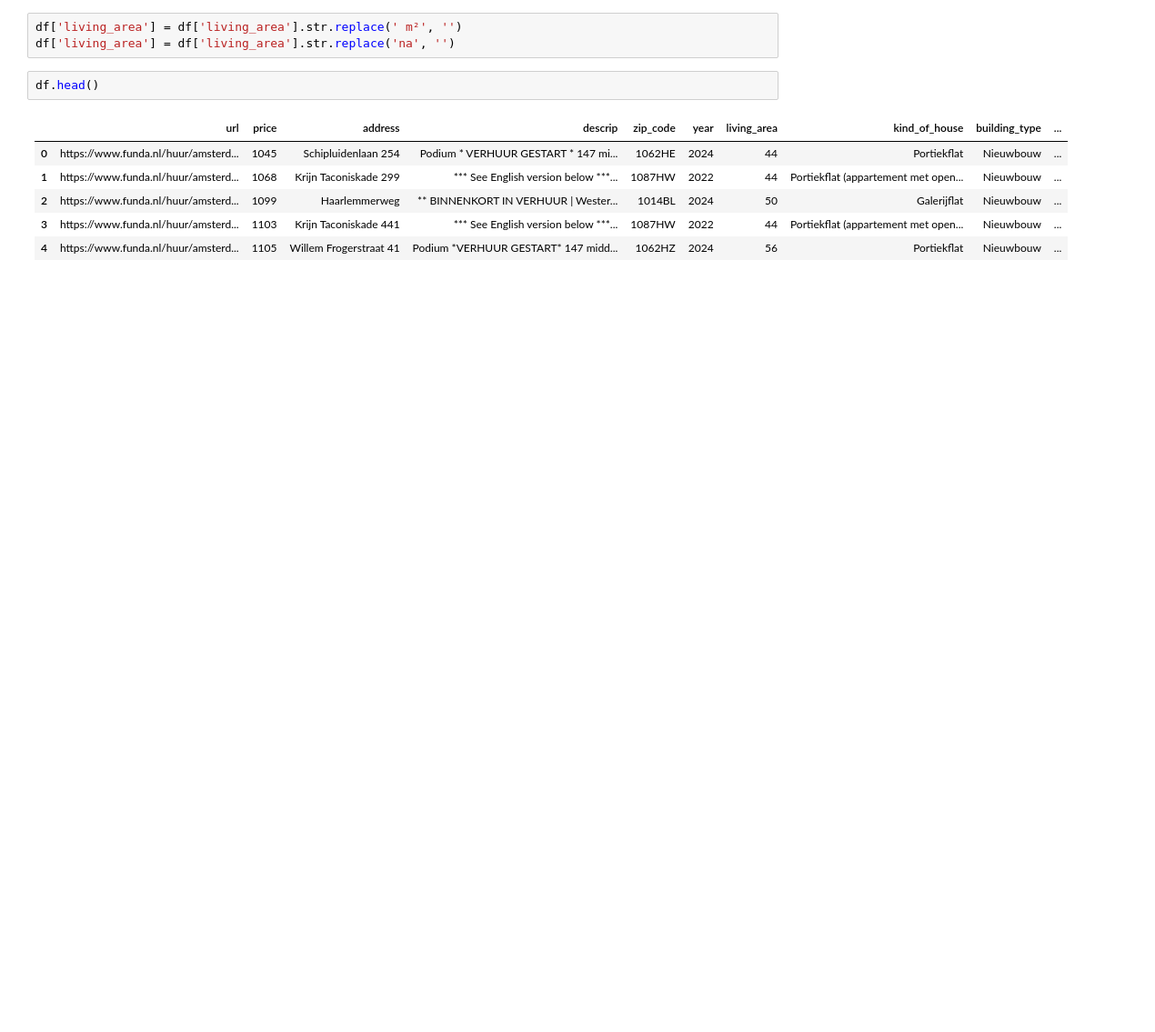
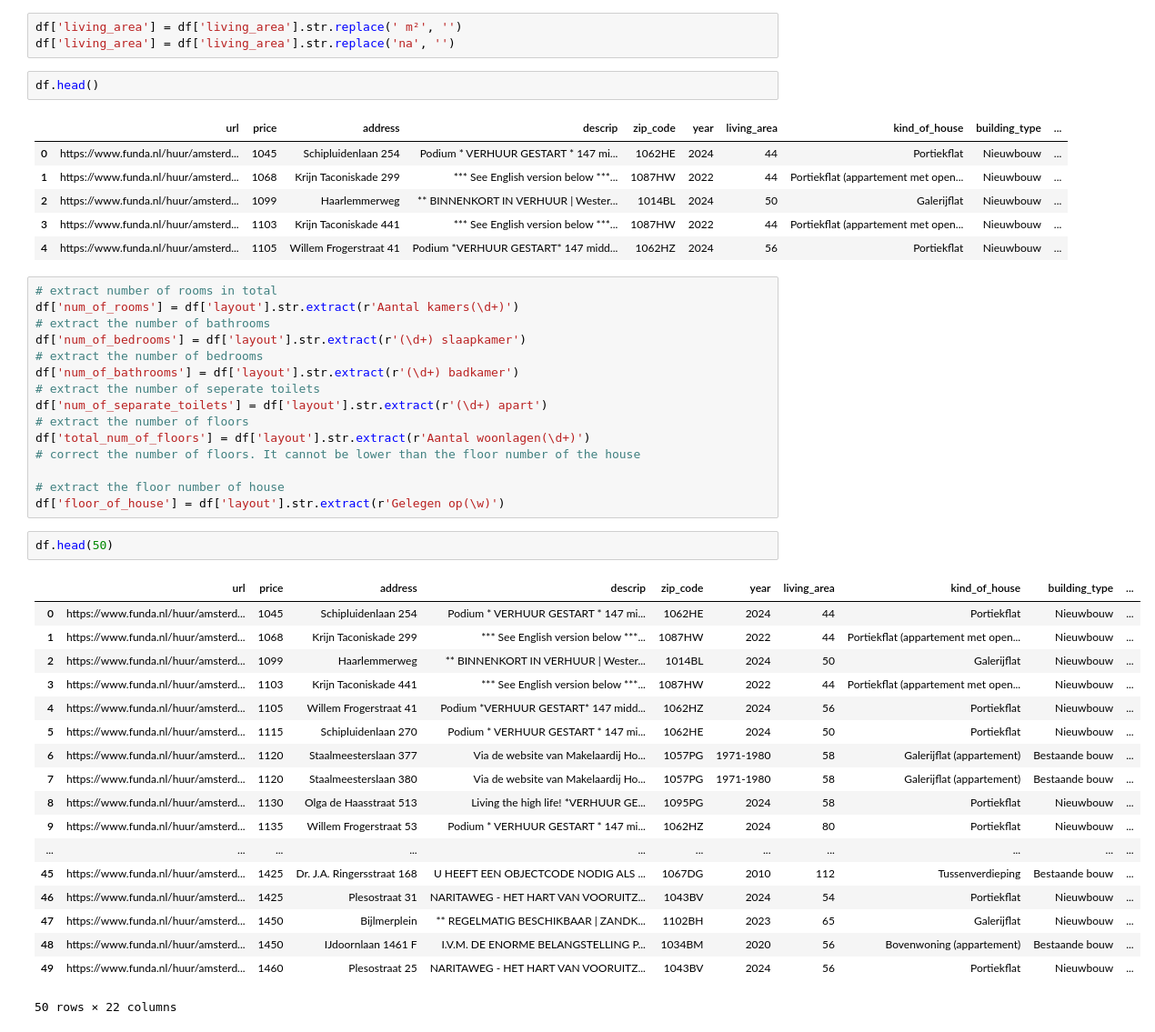
Before and after one commit to TheAphander/rentalprediction, a Jupyter notebook: datacleaningfunda.ipynb, the cells around one changed output. Shown at 91% size. Cells and saved outputs as stored; diff of their text form; blank space fills up the shorter version.

Commit message:
Added some code for the extraction of the type of rooms and the amount of rooms

```diff
--- a/datacleaningfunda.ipynb
+++ b/datacleaningfunda.ipynb
@@ -64,3 +64,39 @@ df.head()
 | 2 | https://www.funda.nl/huur/amsterd... | 1099 | Haarlemmerweg | ** BINNENKORT IN VERHUUR | Wester... | 1014BL | 2024 | 50 | Galerijflat | Nieuwbouw | ... |
 | 3 | https://www.funda.nl/huur/amsterd... | 1103 | Krijn Taconiskade 441 | *** See English version below ***... | 1087HW | 2022 | 44 | Portiekflat (appartement met open... | Nieuwbouw | ... |
 | 4 | https://www.funda.nl/huur/amsterd... | 1105 | Willem Frogerstraat 41 | Podium *VERHUUR GESTART* 147 midd... | 1062HZ | 2024 | 56 | Portiekflat | Nieuwbouw | ... |
+# %%
+# extract number of rooms in total
+df['num_of_rooms'] = df['layout'].str.extract(r'Aantal kamers(\d+)')
+# extract the number of bathrooms
+df['num_of_bedrooms'] = df['layout'].str.extract(r'(\d+) slaapkamer')
+# extract the number of bedrooms
+df['num_of_bathrooms'] = df['layout'].str.extract(r'(\d+) badkamer')
+# extract the number of seperate toilets
+df['num_of_separate_toilets'] = df['layout'].str.extract(r'(\d+) apart')
+# extract the number of floors
+df['total_num_of_floors'] = df['layout'].str.extract(r'Aantal woonlagen(\d+)')
+# correct the number of floors. It cannot be lower than the floor number of the house
+
+# extract the floor number of house
+df['floor_of_house'] = df['layout'].str.extract(r'Gelegen op(\w)')
+# %%
+df.head(50)
+# %% [output]
+|  | url | price | address | descrip | zip_code | year | living_area | kind_of_house | building_type | ... |
+| 0 | https://www.funda.nl/huur/amsterd... | 1045 | Schipluidenlaan 254 | Podium * VERHUUR GESTART * 147 mi... | 1062HE | 2024 | 44 | Portiekflat | Nieuwbouw | ... |
+| 1 | https://www.funda.nl/huur/amsterd... | 1068 | Krijn Taconiskade 299 | *** See English version below ***... | 1087HW | 2022 | 44 | Portiekflat (appartement met open... | Nieuwbouw | ... |
+| 2 | https://www.funda.nl/huur/amsterd... | 1099 | Haarlemmerweg | ** BINNENKORT IN VERHUUR | Wester... | 1014BL | 2024 | 50 | Galerijflat | Nieuwbouw | ... |
+| 3 | https://www.funda.nl/huur/amsterd... | 1103 | Krijn Taconiskade 441 | *** See English version below ***... | 1087HW | 2022 | 44 | Portiekflat (appartement met open... | Nieuwbouw | ... |
+| 4 | https://www.funda.nl/huur/amsterd... | 1105 | Willem Frogerstraat 41 | Podium *VERHUUR GESTART* 147 midd... | 1062HZ | 2024 | 56 | Portiekflat | Nieuwbouw | ... |
+| 5 | https://www.funda.nl/huur/amsterd... | 1115 | Schipluidenlaan 270 | Podium * VERHUUR GESTART * 147 mi... | 1062HE | 2024 | 50 | Portiekflat | Nieuwbouw | ... |
+| 6 | https://www.funda.nl/huur/amsterd... | 1120 | Staalmeesterslaan 377 | Via de website van Makelaardij Ho... | 1057PG | 1971-1980 | 58 | Galerijflat (appartement) | Bestaande bouw | ... |
+| 7 | https://www.funda.nl/huur/amsterd... | 1120 | Staalmeesterslaan 380 | Via de website van Makelaardij Ho... | 1057PG | 1971-1980 | 58 | Galerijflat (appartement) | Bestaande bouw | ... |
+| 8 | https://www.funda.nl/huur/amsterd... | 1130 | Olga de Haasstraat 513 | Living the high life! *VERHUUR GE... | 1095PG | 2024 | 58 | Portiekflat | Nieuwbouw | ... |
+| 9 | https://www.funda.nl/huur/amsterd... | 1135 | Willem Frogerstraat 53 | Podium * VERHUUR GESTART * 147 mi... | 1062HZ | 2024 | 80 | Portiekflat | Nieuwbouw | ... |
+| ... | ... | ... | ... | ... | ... | ... | ... | ... | ... | ... |
+| 45 | https://www.funda.nl/huur/amsterd... | 1425 | Dr. J.A. Ringersstraat 168 | U HEEFT EEN OBJECTCODE NODIG ALS ... | 1067DG | 2010 | 112 | Tussenverdieping | Bestaande bouw | ... |
+| 46 | https://www.funda.nl/huur/amsterd... | 1425 | Plesostraat 31 | NARITAWEG - HET HART VAN VOORUITZ... | 1043BV | 2024 | 54 | Portiekflat | Nieuwbouw | ... |
+| 47 | https://www.funda.nl/huur/amsterd... | 1450 | Bijlmerplein | ** REGELMATIG BESCHIKBAAR | ZANDK... | 1102BH | 2023 | 65 | Galerijflat | Nieuwbouw | ... |
+| 48 | https://www.funda.nl/huur/amsterd... | 1450 | IJdoornlaan 1461 F | I.V.M. DE ENORME BELANGSTELLING P... | 1034BM | 2020 | 56 | Bovenwoning (appartement) | Bestaande bouw | ... |
+| 49 | https://www.funda.nl/huur/amsterd... | 1460 | Plesostraat 25 | NARITAWEG - HET HART VAN VOORUITZ... | 1043BV | 2024 | 56 | Portiekflat | Nieuwbouw | ... |
+50 rows × 22 columns
```
Also changed, not shown: parts of 2 cells of this notebook.
